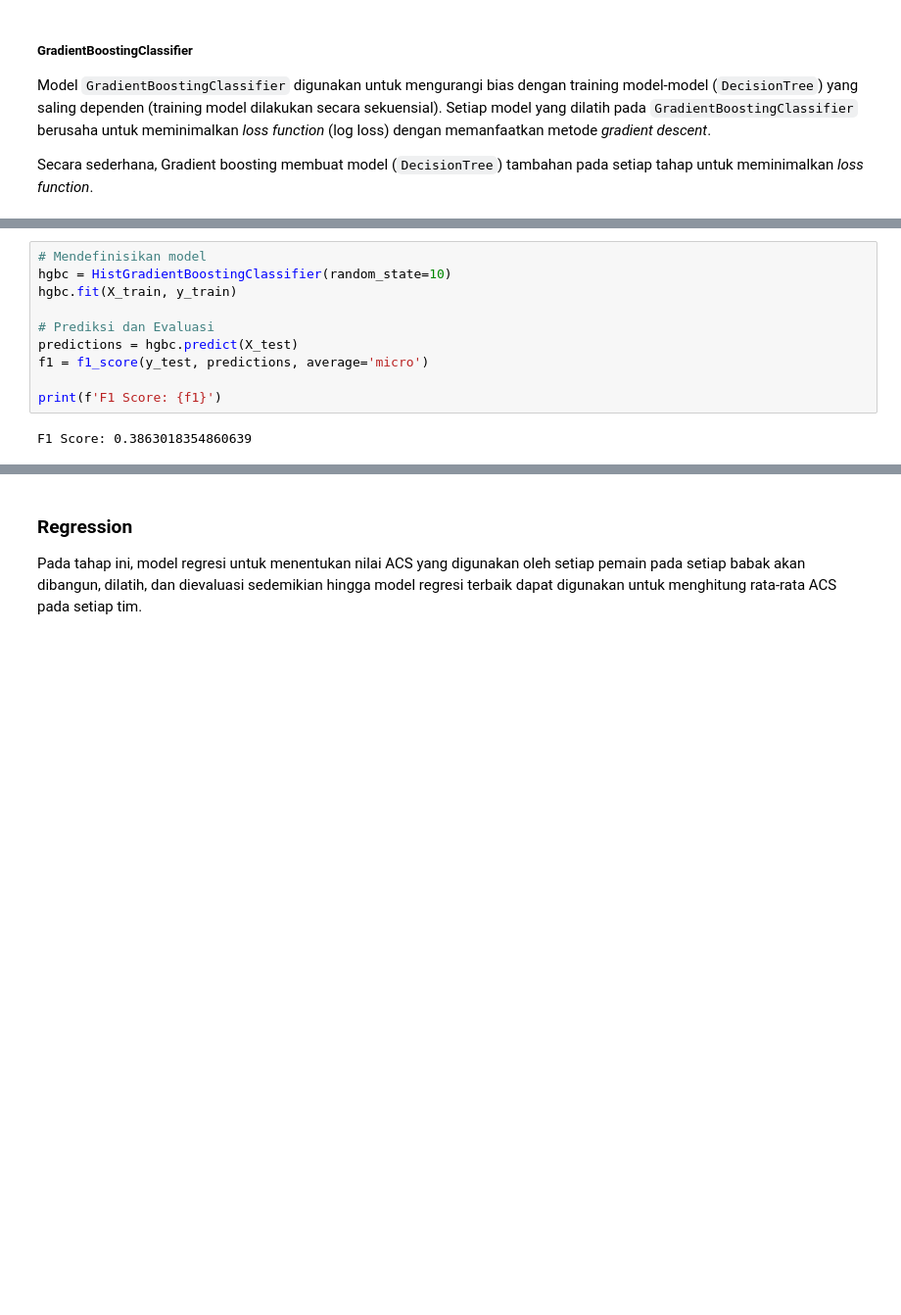
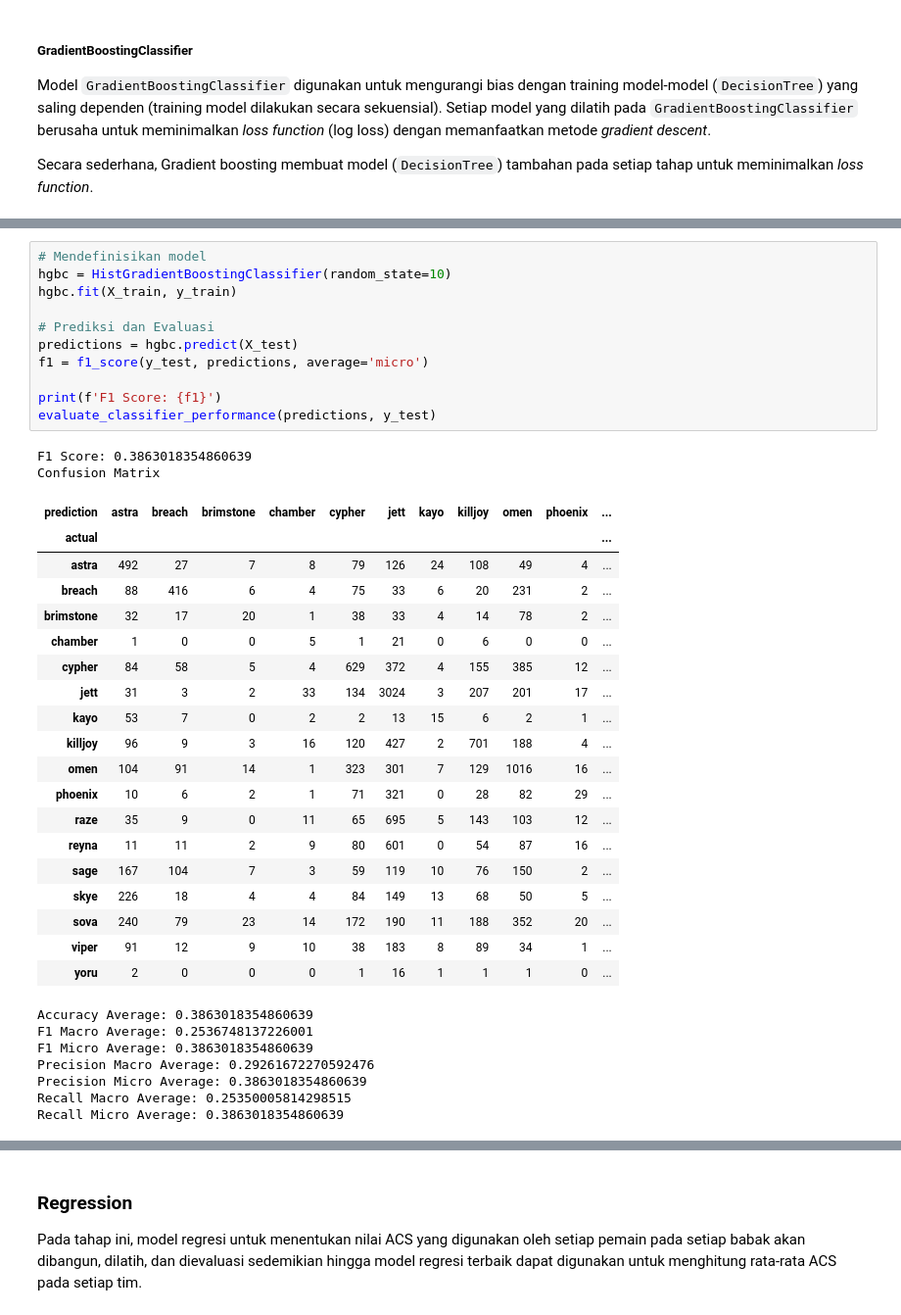
Before and after one commit to LyzanderAndrylie/kasdad-tk, a Jupyter notebook: TK_Data+.ipynb, the cells around one changed output, grey strips where cells are left out. Shown at 98% size. Saved outputs shown, nothing was run; the diff lists cells and outputs as text; blank space fills up the shorter version.

```diff
--- a/TK_Data+.ipynb
+++ b/TK_Data+.ipynb
@@ -2525,12 +2630,40 @@ Model `HistGradientBoostingClassifier` merupakan varian dari `GradientBoostingCl
 # %%
 # Mendefinisikan model
 hgbc = HistGradientBoostingClassifier(random_state=10)
 hgbc.fit(X_train, y_train)
 
 # Prediksi dan Evaluasi
 predictions = hgbc.predict(X_test)
 f1 = f1_score(y_test, predictions, average='micro')
 
 print(f'F1 Score: {f1}')
+evaluate_classifier_performance(predictions, y_test)
 # %% [output]
 F1 Score: 0.3863018354860639
+Confusion Matrix
+| prediction | astra | breach | brimstone | chamber | cypher | jett | kayo | killjoy | omen | phoenix | ... |
+| actual |  |  |  |  |  |  |  |  |  |  | ... |
+| astra | 492 | 27 | 7 | 8 | 79 | 126 | 24 | 108 | 49 | 4 | ... |
+| breach | 88 | 416 | 6 | 4 | 75 | 33 | 6 | 20 | 231 | 2 | ... |
+| brimstone | 32 | 17 | 20 | 1 | 38 | 33 | 4 | 14 | 78 | 2 | ... |
+| chamber | 1 | 0 | 0 | 5 | 1 | 21 | 0 | 6 | 0 | 0 | ... |
+| cypher | 84 | 58 | 5 | 4 | 629 | 372 | 4 | 155 | 385 | 12 | ... |
+| jett | 31 | 3 | 2 | 33 | 134 | 3024 | 3 | 207 | 201 | 17 | ... |
+| kayo | 53 | 7 | 0 | 2 | 2 | 13 | 15 | 6 | 2 | 1 | ... |
+| killjoy | 96 | 9 | 3 | 16 | 120 | 427 | 2 | 701 | 188 | 4 | ... |
+| omen | 104 | 91 | 14 | 1 | 323 | 301 | 7 | 129 | 1016 | 16 | ... |
+| phoenix | 10 | 6 | 2 | 1 | 71 | 321 | 0 | 28 | 82 | 29 | ... |
+| raze | 35 | 9 | 0 | 11 | 65 | 695 | 5 | 143 | 103 | 12 | ... |
+| reyna | 11 | 11 | 2 | 9 | 80 | 601 | 0 | 54 | 87 | 16 | ... |
+| sage | 167 | 104 | 7 | 3 | 59 | 119 | 10 | 76 | 150 | 2 | ... |
+| skye | 226 | 18 | 4 | 4 | 84 | 149 | 13 | 68 | 50 | 5 | ... |
+| sova | 240 | 79 | 23 | 14 | 172 | 190 | 11 | 188 | 352 | 20 | ... |
+| viper | 91 | 12 | 9 | 10 | 38 | 183 | 8 | 89 | 34 | 1 | ... |
+| yoru | 2 | 0 | 0 | 0 | 1 | 16 | 1 | 1 | 1 | 0 | ... |
+Accuracy Average: 0.3863018354860639
+F1 Macro Average: 0.2536748137226001
+F1 Micro Average: 0.3863018354860639
+Precision Macro Average: 0.29261672270592476
+Precision Micro Average: 0.3863018354860639
+Recall Macro Average: 0.25350005814298515
+Recall Micro Average: 0.3863018354860639
```
Also changed, not shown: parts of 6 cells of this notebook.
